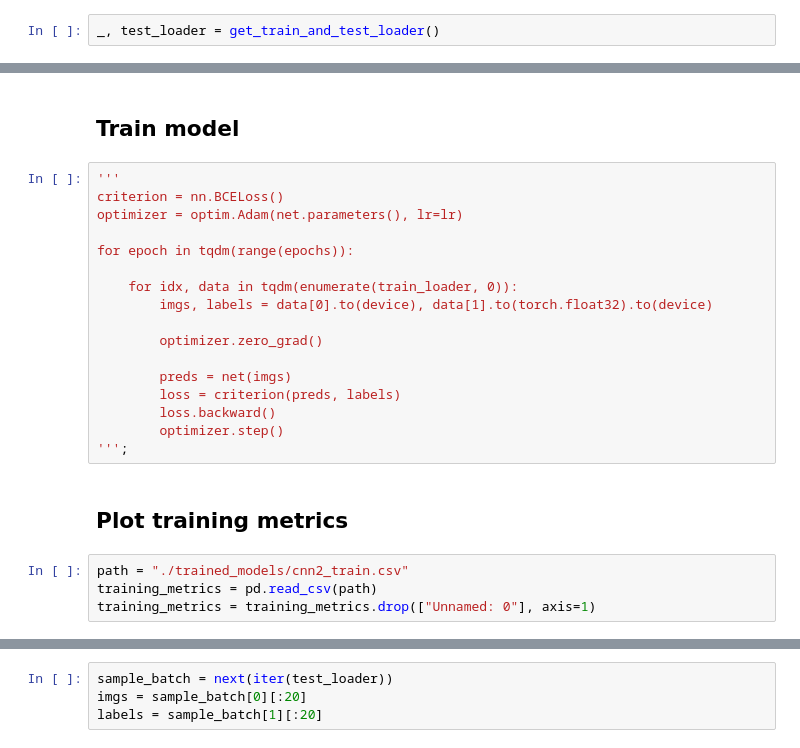
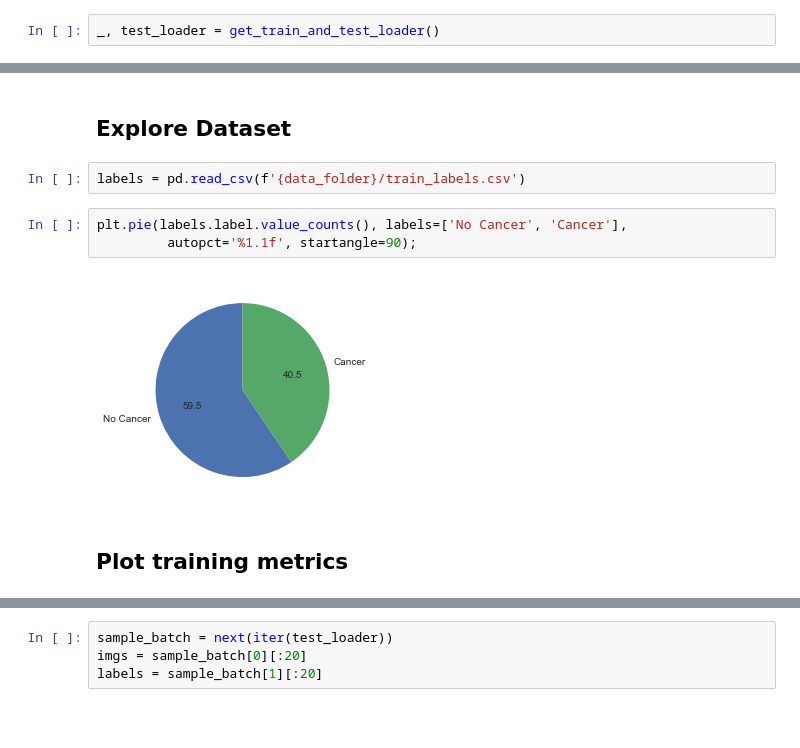
Before and after one commit to LukasDrews97/histopathology-cancer-detection, a Jupyter notebook: Demo.ipynb, the cells around one changed output, grey strips where cells are left out. Drawn from its saved outputs; the diff is of its cells as text; blank space fills up the shorter version.

```diff
--- a/Demo.ipynb
+++ b/Demo.ipynb
@@ -108,25 +80,11 @@ class Net(nn.Module):
-# %% [markdown]
-## Train model
-# %%
-'''
-criterion = nn.BCELoss()
-optimizer = optim.Adam(net.parameters(), lr=lr)
-
-for epoch in tqdm(range(epochs)):
-
-    for idx, data in tqdm(enumerate(train_loader, 0)):
-        imgs, labels = data[0].to(device), data[1].to(torch.float32).to(device)
-
-        optimizer.zero_grad()
-
-        preds = net(imgs)
-        loss = criterion(preds, labels)
-        loss.backward()
-        optimizer.step()
-''';
+# %% [markdown]
+## Explore Dataset
+# %%
+labels = pd.read_csv(f'{data_folder}/train_labels.csv')
+# %%
+plt.pie(labels.label.value_counts(), labels=['No Cancer', 'Cancer'],
+         autopct='%1.1f', startangle=90);
+# %% [output]
+[figure, added]
 # %% [markdown]
 ## Plot training metrics
-# %%
-path = "./trained_models/cnn2_train.csv"
-training_metrics = pd.read_csv(path)
-training_metrics = training_metrics.drop(["Unnamed: 0"], axis=1)
```
Also changed, not shown: parts of 33 cells of this notebook, 27 other files.
